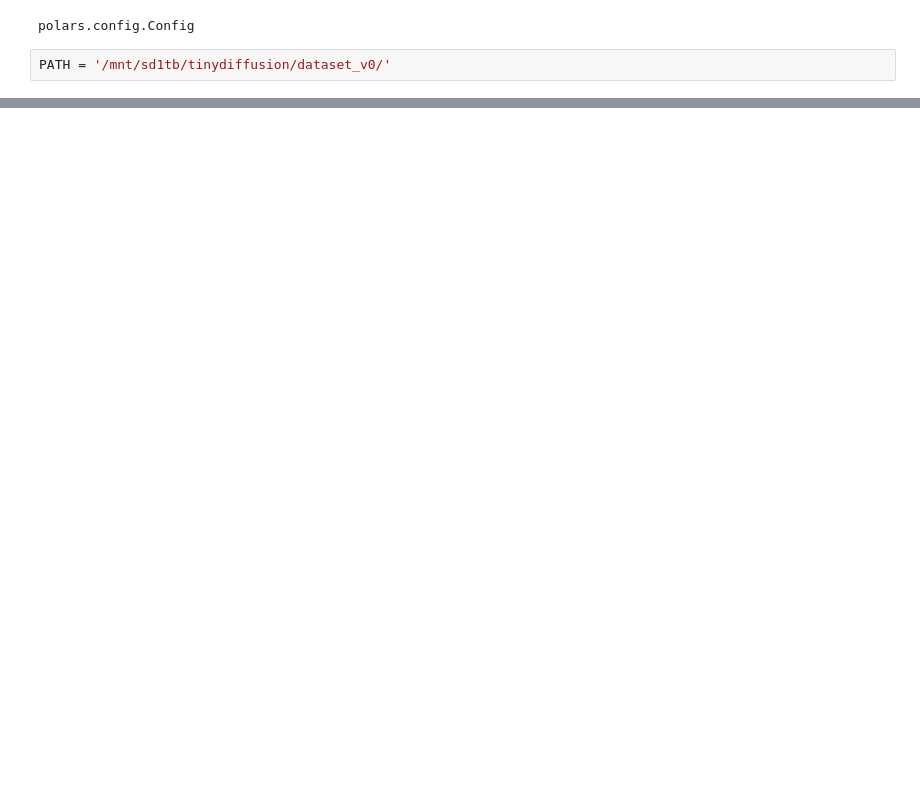
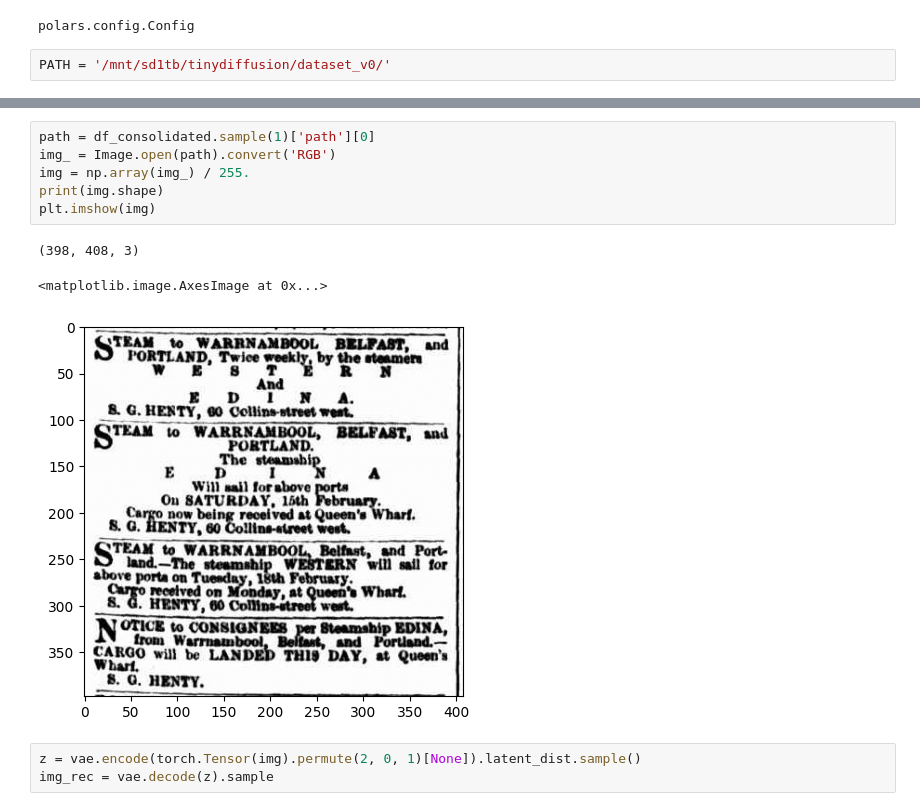
Before and after one commit to EnricRovira/tiny_diffusion, a Jupyter notebook: tmp.ipynb, the cells around one changed output, grey strips where cells are left out. Cells and saved outputs as stored; diff of their text form; blank space fills up the shorter version.

```diff
--- a/tmp.ipynb
+++ b/tmp.ipynb
@@ -42,0 +63,13 @@ shape: (374, 12)
+# %%
+path = df_consolidated.sample(1)['path'][0]
+img_ = Image.open(path).convert('RGB')
+img = np.array(img_) / 255.
+print(img.shape)
+plt.imshow(img)
+# %% [output]
+(398, 408, 3)
+<matplotlib.image.AxesImage at 0x...>
+[figure, added]
+# %%
+z = vae.encode(torch.Tensor(img).permute(2, 0, 1)[None]).latent_dist.sample()
+img_rec = vae.decode(z).sample
```
Also changed, not shown: parts of 11 cells of this notebook, 2 other files.
